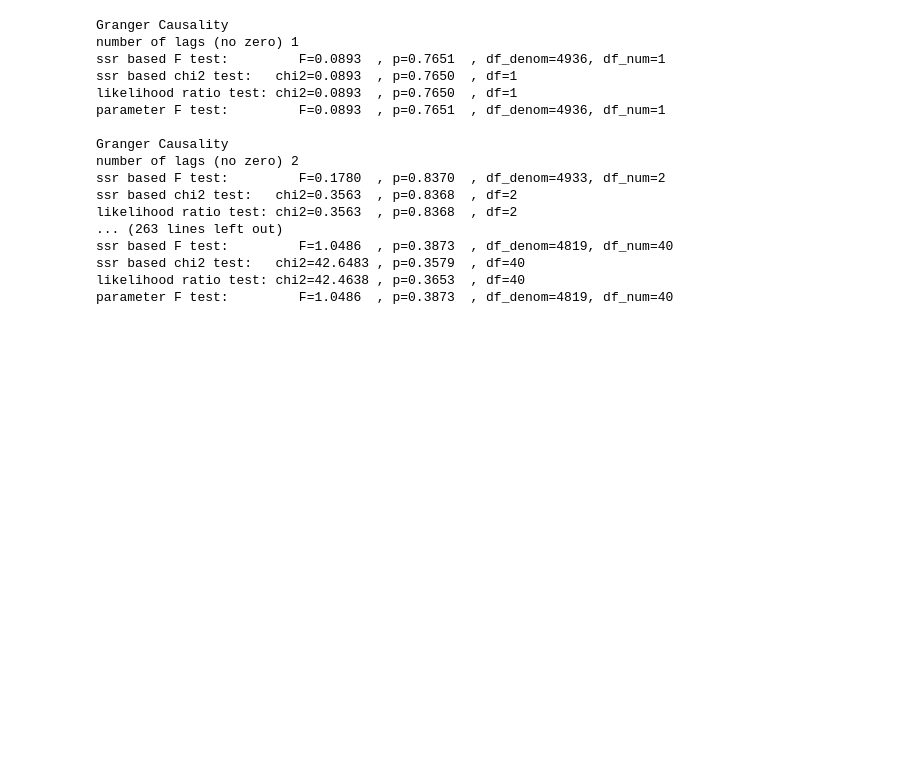
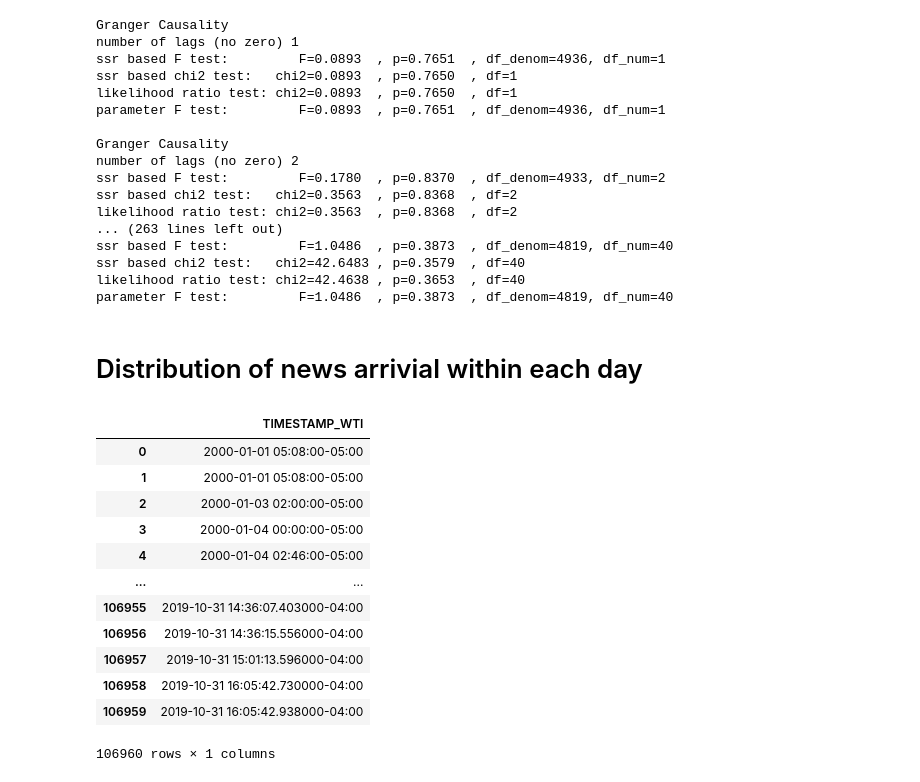
Before and after one commit to TianyuDu/ugthesis, a Jupyter notebook: eda/rpna_crude_oil_eda.ipynb, the cells around one changed output. Saved outputs shown, nothing was run; the diff lists cells and outputs as text; code cells hidden in the pictures; blank space fills up the shorter version.

```diff
--- a/eda/rpna_crude_oil_eda.ipynb
+++ b/eda/rpna_crude_oil_eda.ipynb
@@ -410,3 +398,5 @@ ssr based F test:         F=1.0486  , p=0.3873  , df_denom=4819, df_num=40
 ssr based chi2 test:   chi2=42.6483 , p=0.3579  , df=40
 likelihood ratio test: chi2=42.4638 , p=0.3653  , df=40
 parameter F test:         F=1.0486  , p=0.3873  , df_denom=4819, df_num=40
+# %% [markdown]
+# Distribution of news arrivial within each day
@@ -412,0 +405,16 @@ parameter F test:         F=1.0486  , p=0.3873  , df_denom=4819, df_num=40
+# %%
+df_times = pd.DataFrame(df_oil["TIMESTAMP_WTI"].copy())
+# %% [output]
+|  | TIMESTAMP_WTI |
+| 0 | 2000-01-01 05:08:00-05:00 |
+| 1 | 2000-01-01 05:08:00-05:00 |
+| 2 | 2000-01-03 02:00:00-05:00 |
+| 3 | 2000-01-04 00:00:00-05:00 |
+| 4 | 2000-01-04 02:46:00-05:00 |
+| ... | ... |
+| 106955 | 2019-10-31 14:36:07.403000-04:00 |
+| 106956 | 2019-10-31 14:36:15.556000-04:00 |
+| 106957 | 2019-10-31 15:01:13.596000-04:00 |
+| 106958 | 2019-10-31 16:05:42.730000-04:00 |
+| 106959 | 2019-10-31 16:05:42.938000-04:00 |
+106960 rows × 1 columns
```
Also changed, not shown: parts of 8 cells of this notebook, 2 other files.
